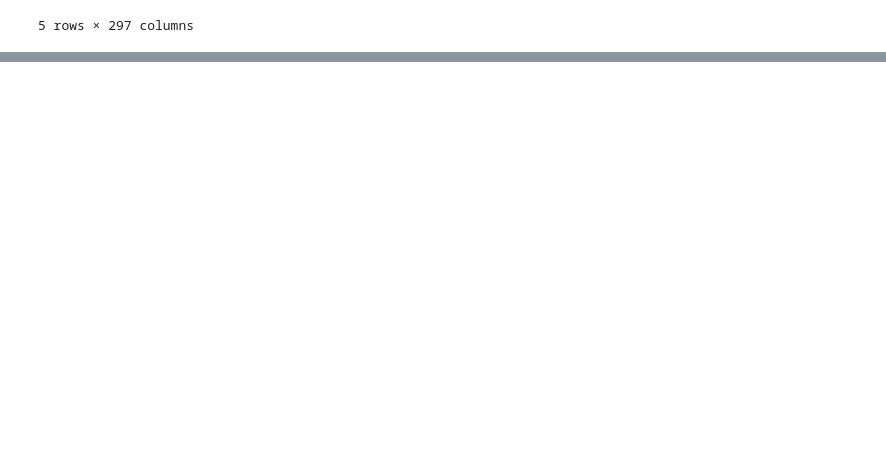
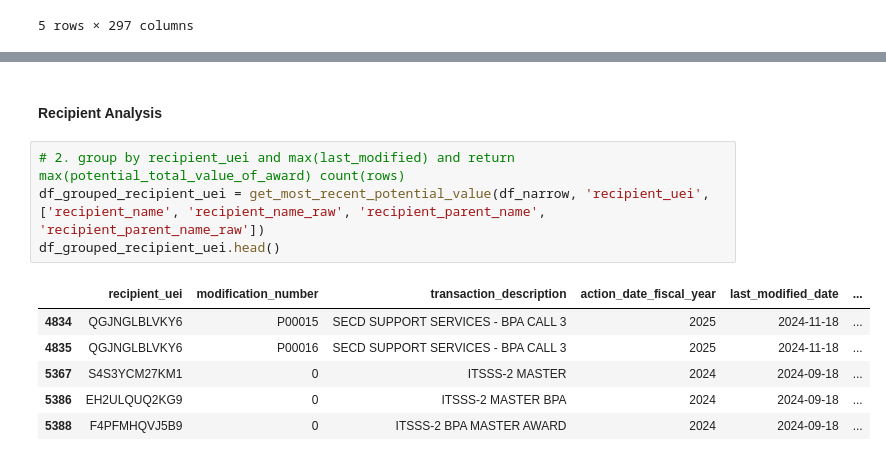
Before and after one commit to seanwhaley/USASpending, a Jupyter notebook: analysis/USA_Spending_Summary_Analysis.ipynb, the cells around one changed output, grey strips where cells are left out. Drawn from its saved outputs; the diff is of its cells as text; blank space fills up the shorter version.

```diff
--- a/analysis/USA_Spending_Summary_Analysis.ipynb
+++ b/analysis/USA_Spending_Summary_Analysis.ipynb
@@ -253,0 +257,13 @@ df_grouped_product_or_service_code_max_last_modified.head()
+# %% [markdown]
+#### Recipient Analysis
+# %%
+# 2. group by recipient_uei and max(last_modified) and return max(potential_total_value_of_award) count(rows)
+df_grouped_recipient_uei = get_most_recent_potential_value(df_narrow, 'recipient_uei', ['recipient_name', 'recipient_name_raw', 'recipient_parent_name', 'recipient_parent_name_raw'])
+df_grouped_recipient_uei.head()
+# %% [output]
+|  | recipient_uei | modification_number | transaction_description | action_date_fiscal_year | last_modified_date | ... |
+| 4834 | QGJNGLBLVKY6 | P00015 | SECD SUPPORT SERVICES - BPA CALL 3 | 2025 | 2024-11-18 | ... |
+| 4835 | QGJNGLBLVKY6 | P00016 | SECD SUPPORT SERVICES - BPA CALL 3 | 2025 | 2024-11-18 | ... |
+| 5367 | S4S3YCM27KM1 | 0 | ITSSS-2 MASTER | 2024 | 2024-09-18 | ... |
+| 5386 | EH2ULQUQ2KG9 | 0 | ITSSS-2 MASTER BPA | 2024 | 2024-09-18 | ... |
+| 5388 | F4PFMHQVJ5B9 | 0 | ITSSS-2 BPA MASTER AWARD | 2024 | 2024-09-18 | ... |
```
Also changed, not shown: parts of 25 cells of this notebook, 1 other file.
